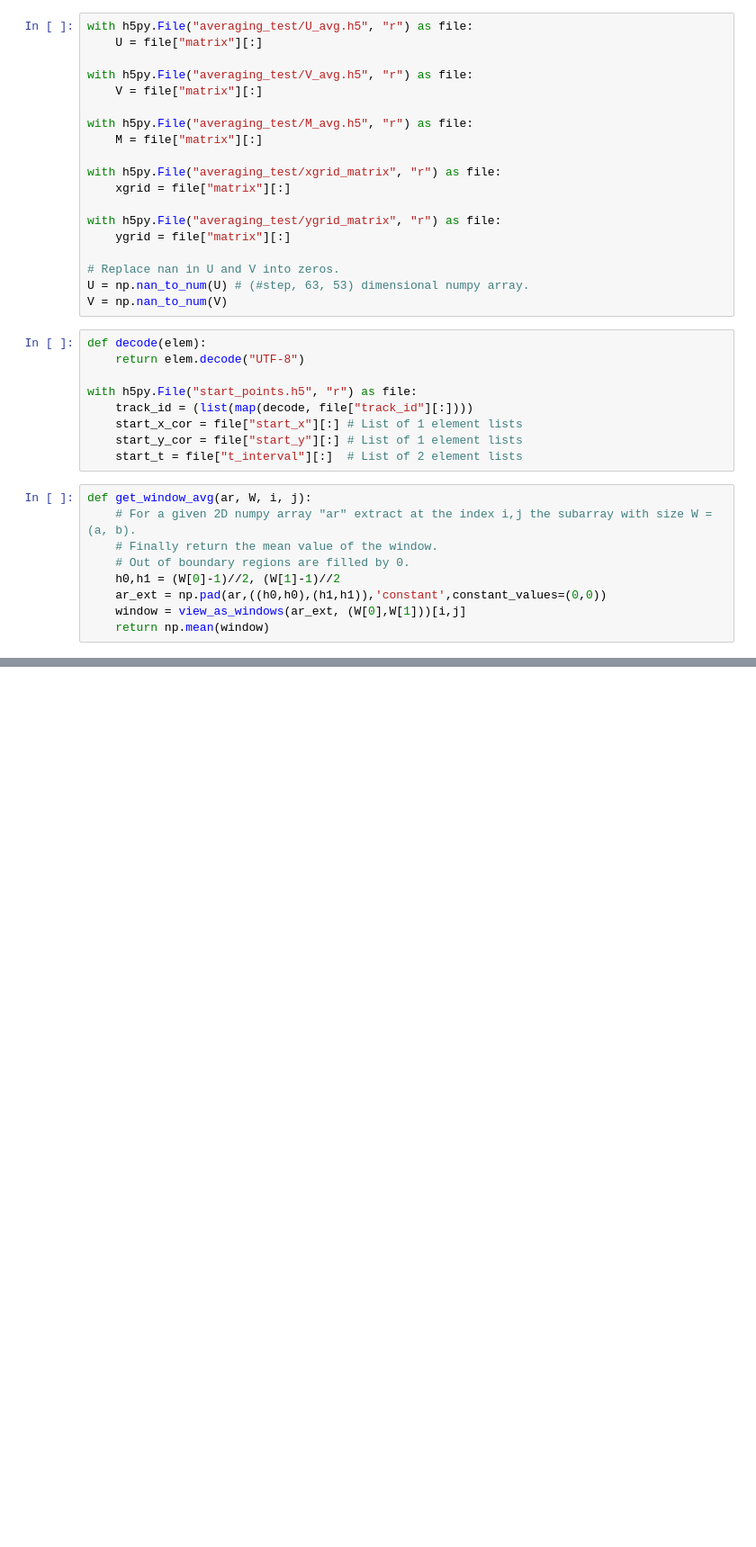
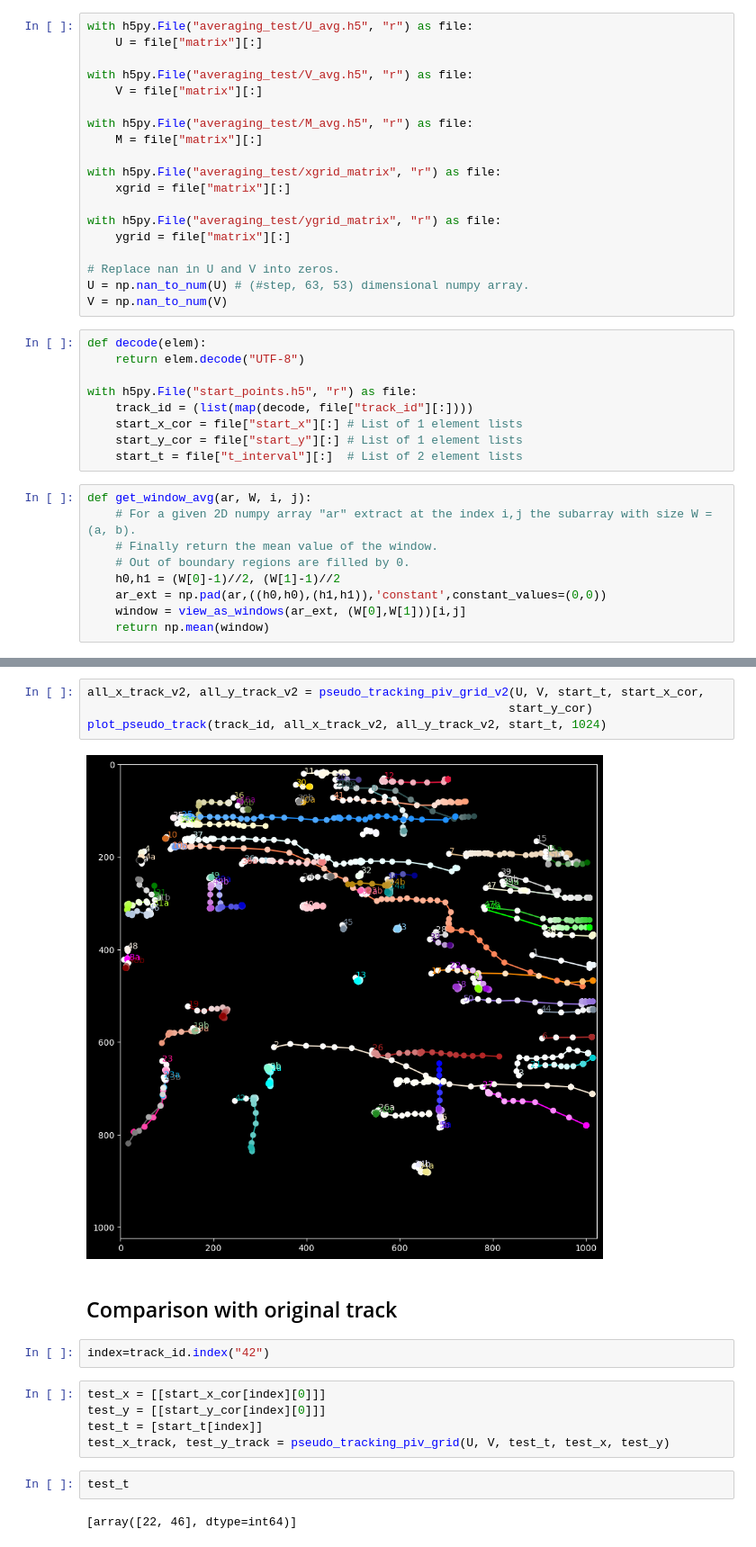
Before and after one commit to rzhou-space/PIV_analysis_headon_data, a Jupyter notebook: Tracking_Py.ipynb, the cells around one changed output, grey strips where cells are left out. Shown at 90% size. Cells and saved outputs as stored; diff of their text form; blank space fills up the shorter version.

```diff
--- a/Tracking_Py.ipynb
+++ b/Tracking_Py.ipynb
@@ -129,0 +219,19 @@ def pseudo_tracking_piv_grid(U, V, t_interval, start_x, start_y, scale=(1, 1)):
+# %%
+all_x_track_v2, all_y_track_v2 = pseudo_tracking_piv_grid_v2(U, V, start_t, start_x_cor,
+                                                            start_y_cor)
+plot_pseudo_track(track_id, all_x_track_v2, all_y_track_v2, start_t, 1024)
+# %% [output]
+[figure, added]
+# %% [markdown]
+## Comparison with original track
+# %%
+index=track_id.index("42")
+# %%
+test_x = [[start_x_cor[index][0]]]
+test_y = [[start_y_cor[index][0]]]
+test_t = [start_t[index]]
+test_x_track, test_y_track = pseudo_tracking_piv_grid(U, V, test_t, test_x, test_y)
+# %%
+test_t
+# %% [output]
+[array([22, 46], dtype=int64)]
```
Also changed, not shown: parts of 20 cells of this notebook.
